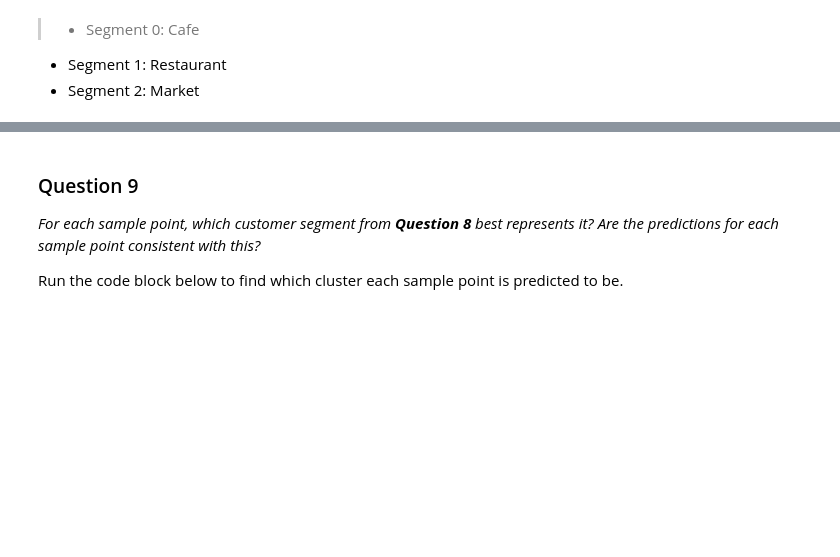
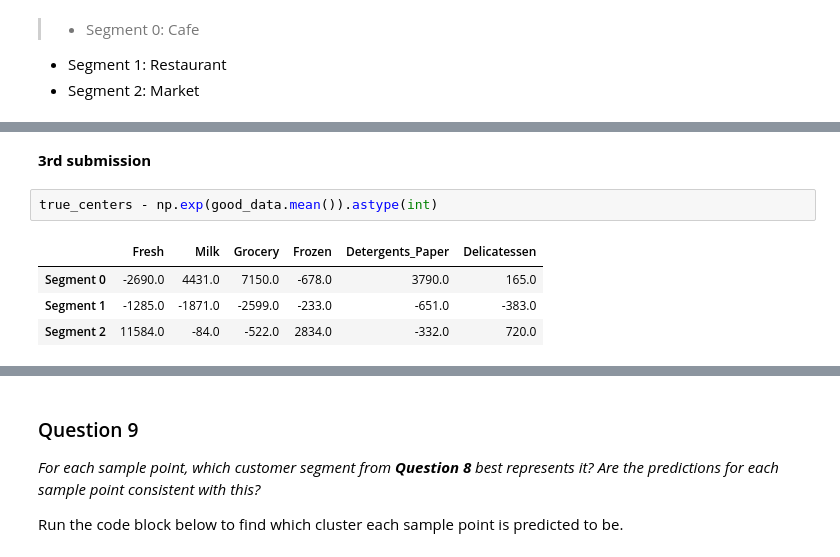
Before and after one commit to sjbaek/MLND_P3, a Jupyter notebook: Customer Segmentation (Final).ipynb, the cells around one changed output, grey strips where cells are left out. Cells and saved outputs as stored; diff of their text form; blank space fills up the shorter version.

```diff
--- a/archives/customer_segments-SB submit1.ipynb
+++ b/Customer Segmentation (Final).ipynb
@@ -553,0 +565,9 @@ Consider the total purchase cost of each product category for the representative
+# %% [markdown]
+**3rd submission**
+# %%
+true_centers - np.exp(good_data.mean()).astype(int)
+# %% [output]
+|  | Fresh | Milk | Grocery | Frozen | Detergents_Paper | Delicatessen |
+| Segment 0 | -2690.0 | 4431.0 | 7150.0 | -678.0 | 3790.0 | 165.0 |
+| Segment 1 | -1285.0 | -1871.0 | -2599.0 | -233.0 | -651.0 | -383.0 |
+| Segment 2 | 11584.0 | -84.0 | -522.0 | 2834.0 | -332.0 | 720.0 |
```
Also changed, not shown: parts of 21 cells of this notebook, 6 other files.
